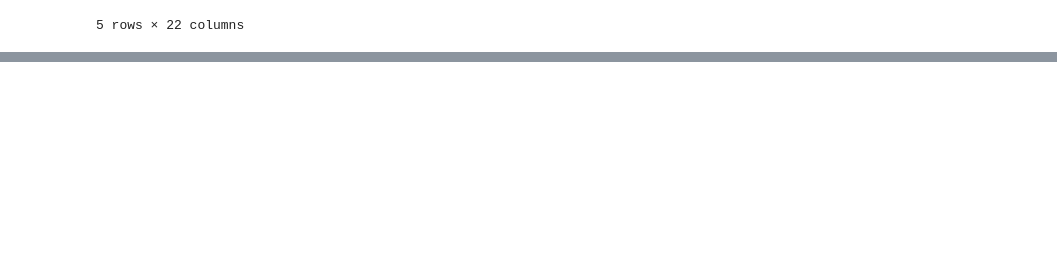
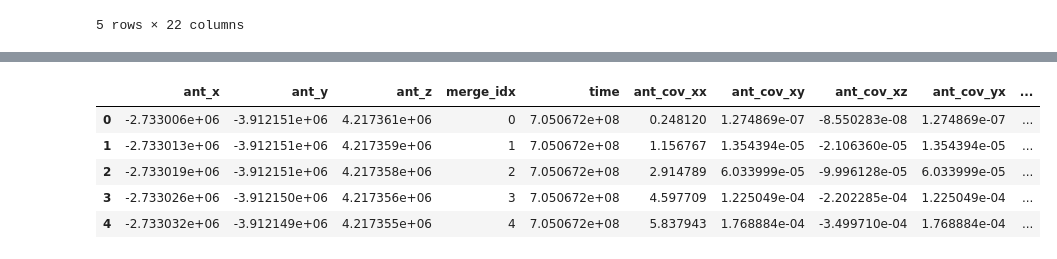
Before and after one commit to EarthScope/es_sfgtools, a Jupyter notebook: dev/notebooks/ncc1_demo.ipynb, the cells around one changed output, grey strips where cells are left out. Drawn from its saved outputs; the diff is of its cells as text; code cells hidden in the pictures; blank space fills up the shorter version.

Commit message:
results.

```diff
--- a/dev/notebooks/ncc1_demo.ipynb
+++ b/dev/notebooks/ncc1_demo.ipynb
@@ -286,3 +287,5 @@ import gnatss.constants as constants
+# %%
+df_all = df_all.sort_values(by="time").reset_index(drop=True)
 # %%
 x, P, _, _ = run_filter_simulation(
     df_all.to_numpy(),
@@ -291,3 +294,35 @@ x, P, _, _ = run_filter_simulation(
     constants.vel_psd,
     constants.cov_err,
 )
+# %%
+# Positions covariance
+ant_cov = P[:, :3, :3]
+ant_cov_df = pd.DataFrame(ant_cov.reshape(ant_cov.shape[0], -1), columns=constants.ANT_GPS_COV)
+ant_cov_df[[*constants.ANT_GPS_GEOCENTRIC_STD]] = ant_cov_df[
+    [*constants.ANT_GPS_COV_DIAG]
+].apply(np.sqrt)
+
+ant_cov_df[constants.GPS_TIME] = df_all[constants.GPS_TIME]
+
+# Smoothed positions
+smoothed_results = pd.DataFrame(
+    x.reshape(x.shape[0], -1)[:, :3],
+    columns=constants.ANT_GPS_GEOCENTRIC,
+)
+# Add a unique index for merging
+smoothed_results["merge_idx"] = smoothed_results.index
+ant_cov_df["merge_idx"] = ant_cov_df.index
+
+smoothed_results[constants.GPS_TIME] = df_all[constants.GPS_TIME].reset_index(drop=True)
+ant_cov_df[constants.GPS_TIME] = df_all[constants.GPS_TIME].reset_index(drop=True)
+
+smoothed_results = smoothed_results.merge(ant_cov_df, on="merge_idx", how="left", suffixes=('', '_cov'))
+# %%
+smoothed_results.head()
+# %% [output]
+|  | ant_x | ant_y | ant_z | merge_idx | time | ant_cov_xx | ant_cov_xy | ant_cov_xz | ant_cov_yx | ... |
+| 0 | -2.733006e+06 | -3.912151e+06 | 4.217361e+06 | 0 | 7.050672e+08 | 0.248120 | 1.274869e-07 | -8.550283e-08 | 1.274869e-07 | ... |
+| 1 | -2.733013e+06 | -3.912151e+06 | 4.217359e+06 | 1 | 7.050672e+08 | 1.156767 | 1.354394e-05 | -2.106360e-05 | 1.354394e-05 | ... |
+| 2 | -2.733019e+06 | -3.912151e+06 | 4.217358e+06 | 2 | 7.050672e+08 | 2.914789 | 6.033999e-05 | -9.996128e-05 | 6.033999e-05 | ... |
+| 3 | -2.733026e+06 | -3.912150e+06 | 4.217356e+06 | 3 | 7.050672e+08 | 4.597709 | 1.225049e-04 | -2.202285e-04 | 1.225049e-04 | ... |
+| 4 | -2.733032e+06 | -3.912149e+06 | 4.217355e+06 | 4 | 7.050672e+08 | 5.837943 | 1.768884e-04 | -3.499710e-04 | 1.768884e-04 | ... |
```
Also changed, not shown: parts of 1 cell of this notebook.
